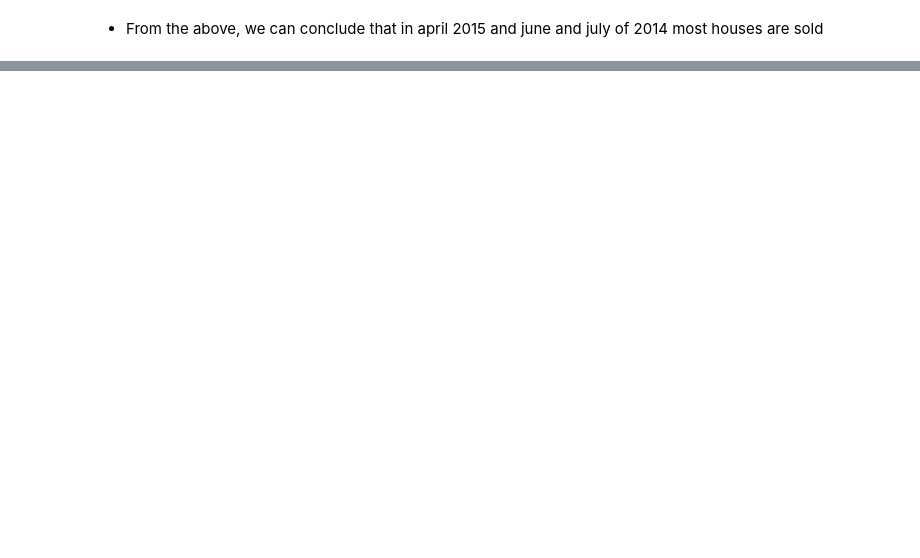
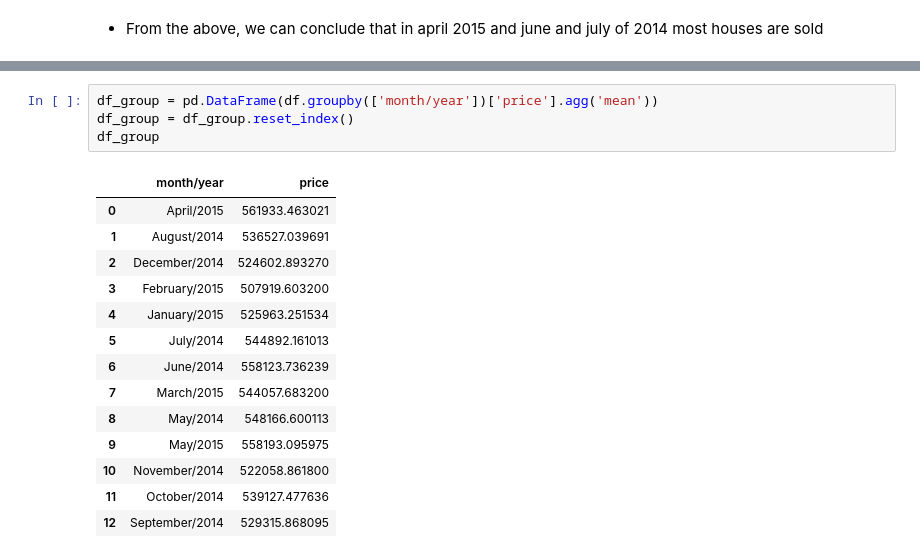
Before and after one commit to rivillasm/ineuron, a Jupyter notebook: Projects/RealEstate.ipynb, the cells around one changed output, grey strips where cells are left out. Drawn from its saved outputs; the diff is of its cells as text; blank space fills up the shorter version.

```diff
--- a/Projects/RealEstate.ipynb
+++ b/Projects/RealEstate.ipynb
@@ -572,0 +624,19 @@ dtype: int64
+# %%
+df_group = pd.DataFrame(df.groupby(['month/year'])['price'].agg('mean'))
+df_group = df_group.reset_index()
+df_group
+# %% [output]
+|  | month/year | price |
+| 0 | April/2015 | 561933.463021 |
+| 1 | August/2014 | 536527.039691 |
+| 2 | December/2014 | 524602.893270 |
+| 3 | February/2015 | 507919.603200 |
+| 4 | January/2015 | 525963.251534 |
+| 5 | July/2014 | 544892.161013 |
+| 6 | June/2014 | 558123.736239 |
+| 7 | March/2015 | 544057.683200 |
+| 8 | May/2014 | 548166.600113 |
+| 9 | May/2015 | 558193.095975 |
+| 10 | November/2014 | 522058.861800 |
+| 11 | October/2014 | 539127.477636 |
+| 12 | September/2014 | 529315.868095 |
```
Also changed, not shown: parts of 9 cells of this notebook.
